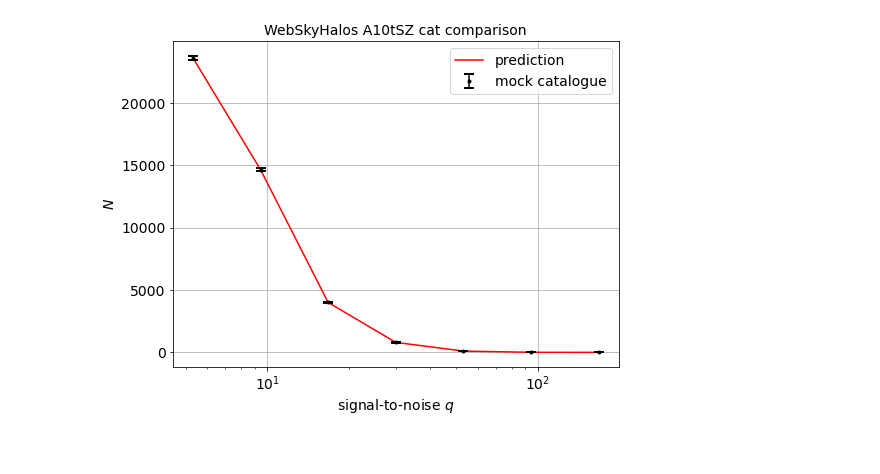
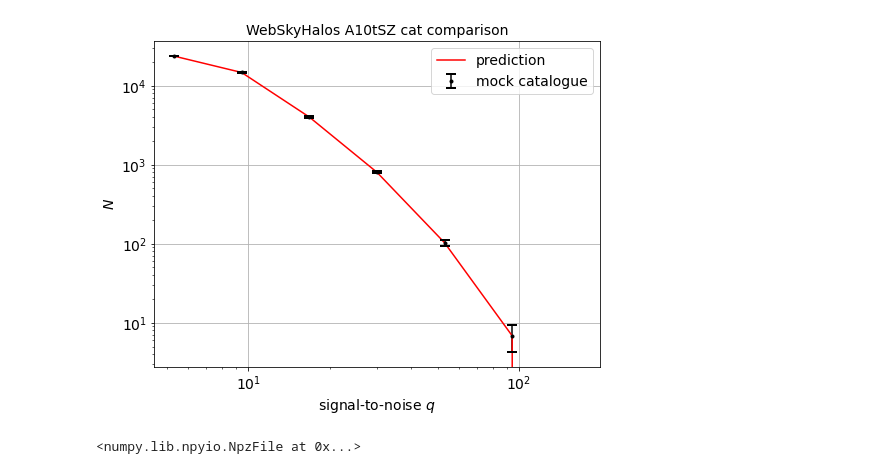
Before and after one commit to simonsobs/SOLikeT, a Jupyter notebook: soliket/binned_clusters/notebooks/Nz_szcountsf90_vs_class_sz_vs_nemo_comparison.ipynb, the cells around one changed output. Cells and saved outputs as stored; diff of their text form; code cells hidden in the pictures.

```diff
--- a/soliket/binned_clusters/notebooks/Nz_szcountsf90_vs_class_sz_vs_nemo_comparison.ipynb
+++ b/soliket/binned_clusters/notebooks/Nz_szcountsf90_vs_class_sz_vs_nemo_comparison.ipynb
@@ -5,7 +5,13 @@ import matplotlib.pyplot as plt
 from soliket import BinnedClusterLikelihood
 from cobaya.model import get_model
 import camb
+font = {'size'   : 16, 'family':'STIXGeneral'}
+axislabelfontsize='large'
+matplotlib.rc('font', **font)
+matplotlib.mathtext.rcParams['legend.fontsize']='medium'
+plt.rcParams["figure.figsize"] = [8.0,6.0]
 
+data_path = "/Users/boris/Work/CLASS-SZ/SO-SZ/SOLikeT/soliket/binned_clusters/data/so/"
 params = {
     'cosmomc_theta': 0.0104135,
     'ns': 0.965,
@@ -30,15 +36,10 @@ info = {
         'choose_dim': "1D",
         'Q_optimise': "yes",
         'stop_at_error': True,
-        'data_path': "/Users/eunseonglee/SOLikeT/soliket/binned_clusters/data/so/",
+        'data_path': data_path,
         'cat_file': "MFMF_WebSkyHalos_A10tSZ_3freq_tiles/MFMF_WebSkyHalos_A10tSZ_3freq_tiles_mass.fits",
         'Q_file': "MFMF_WebSkyHalos_A10tSZ_3freq_tiles/selFn/quick_theta_Q.npz",
         'tile_file': "MFMF_WebSkyHalos_A10tSZ_3freq_tiles/selFn/tileAreas.txt",
         'rms_file': "MFMF_WebSkyHalos_A10tSZ_3freq_tiles/selFn/downsampled.txt"}},
     'theory': {'camb': {'extra_args': {'num_massive_neutrinos': 0}}}
 }
-
-# initialisation
-model = get_model(info)
-like = model.likelihood['soliket.BinnedClusterLikelihood']
-model.loglikes({})[0]
@@ -98,7 +119,7 @@ info = {
         'choose_dim': "2D", # change option here
         'Q_optimise': "yes",
         'stop_at_error': True,
-        'data_path': "/Users/eunseonglee/SOLikeT/soliket/binned_clusters/data/so/",
+        'data_path': data_path,
         'cat_file': "MFMF_WebSkyHalos_A10tSZ_3freq_tiles/MFMF_WebSkyHalos_A10tSZ_3freq_tiles_mass.fits",
         'Q_file': "MFMF_WebSkyHalos_A10tSZ_3freq_tiles/selFn/quick_theta_Q.npz",
         'tile_file': "MFMF_WebSkyHalos_A10tSZ_3freq_tiles/selFn/tileAreas.txt",
@@ -132,7 +159,4 @@ array([-494.3953134])
 # %%
-Nzq = like._get_theory(pk_intp, **SZparams)
-z, q, catNzq = like.delN2Dcat
-
 Nq = np.zeros(len(q))
 catNq = np.zeros(len(q))
 for i in range(len(q)):
@@ -145,6 +169,7 @@ plt.errorbar(10**q, Nq, yerr=np.sqrt(Nq), color='black', fmt='o', ms=3, capsize=
 plt.xlabel('signal-to-noise $q$', fontsize=14)
 plt.ylabel('$N$', fontsize=14)
 plt.xscale('log')
+plt.yscale('log')
 plt.title('WebSkyHalos A10tSZ cat comparison', fontsize=14)
 plt.xticks(fontsize=14)
 plt.yticks(fontsize=14)
@@ -156 +179 @@ plt.grid()
-[figure, old version]
+[figure, new version]
@@ -156,0 +182,4 @@ plt.grid()
+# %%
+quick_theta_Q
+# %% [output]
+<numpy.lib.npyio.NpzFile at 0x...>
```
Also changed, not shown: parts of 14 cells of this notebook.
